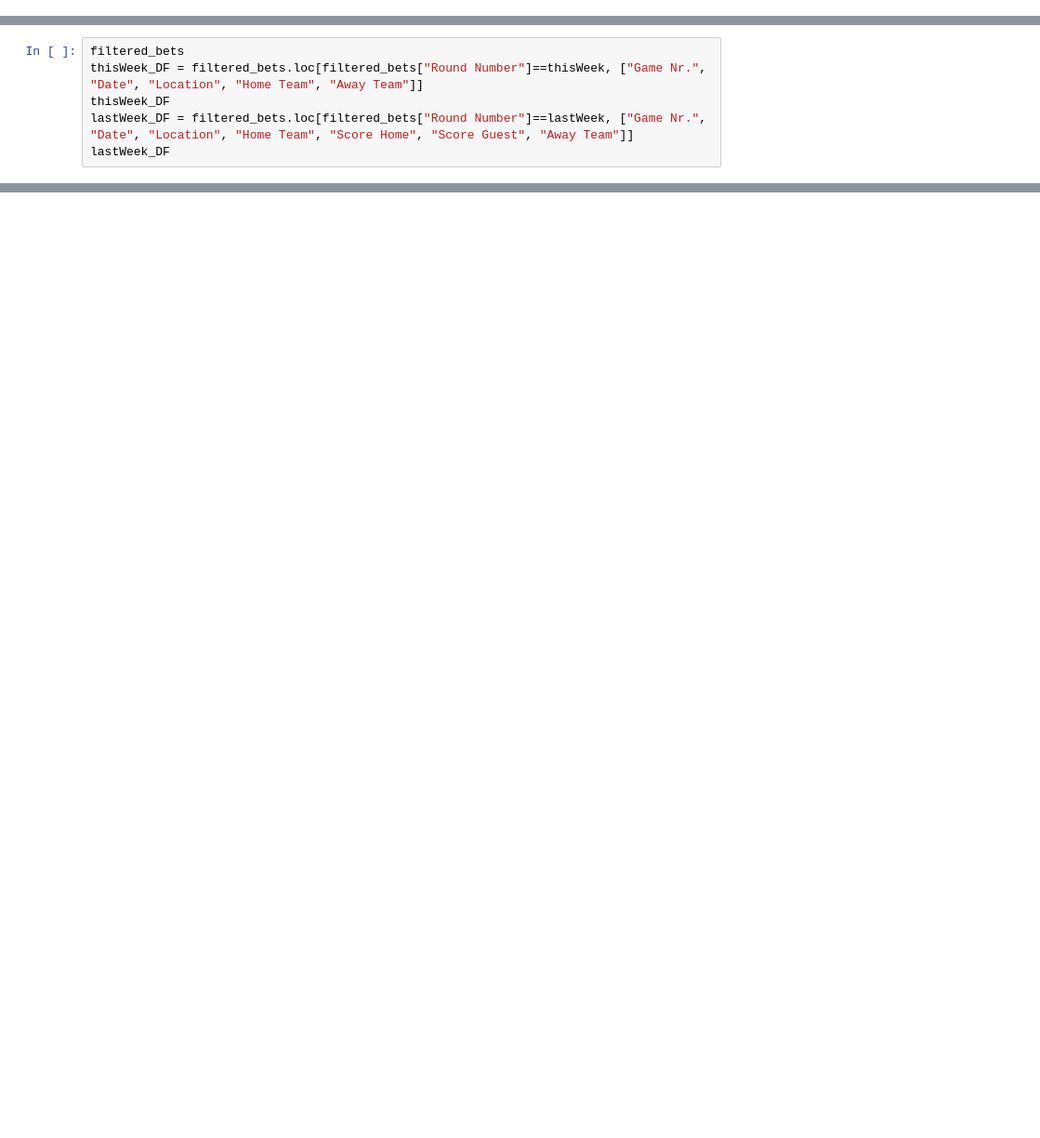
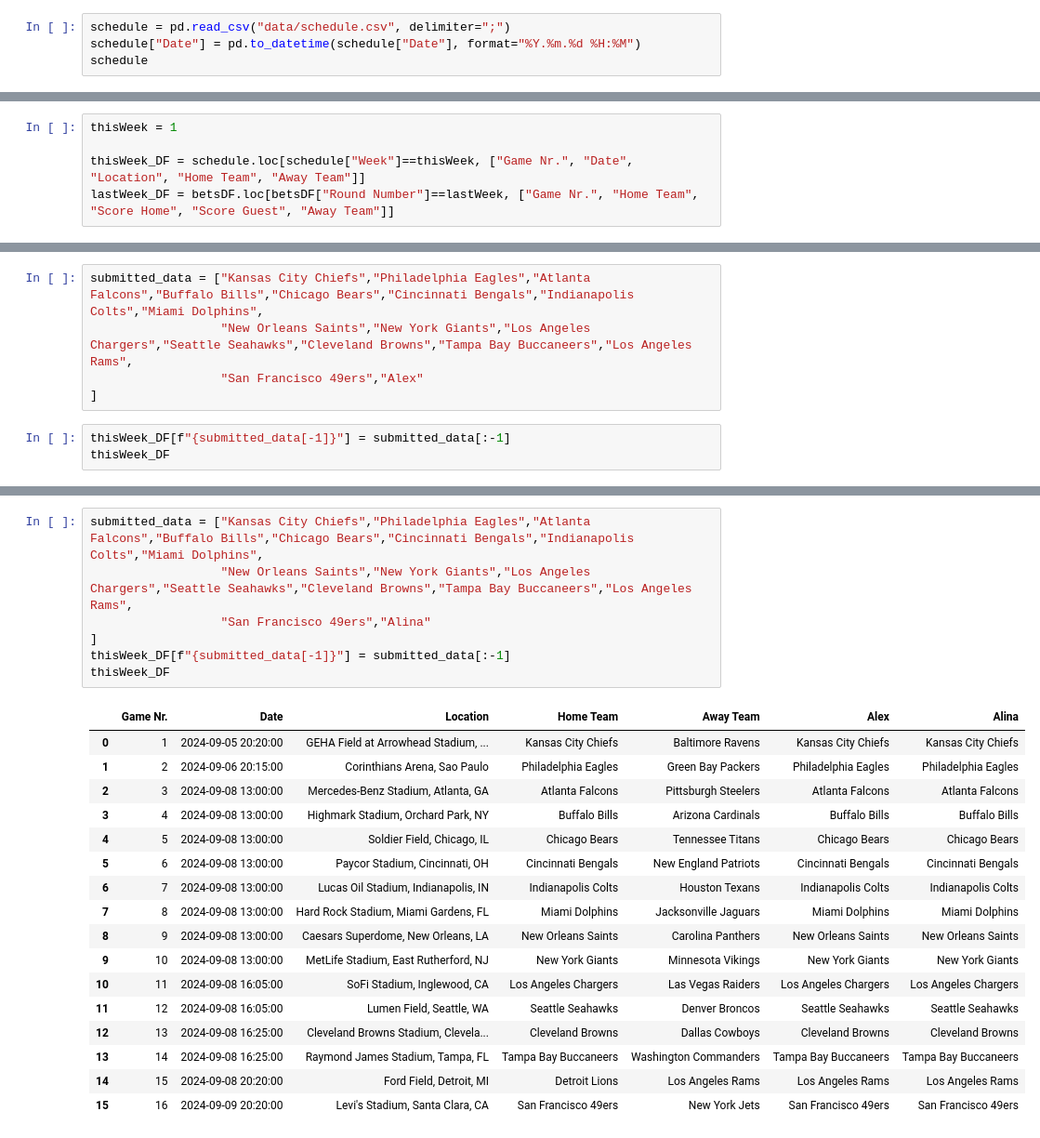
Before and after one commit to AlexSchinnerl/nfl_2024, a Jupyter notebook: nfl_2024.ipynb, the cells around one changed output, grey strips where cells are left out. Shown at 93% size. Cells and saved outputs as stored; diff of their text form; blank space fills up the shorter version.

```diff
--- a/nfl_2024.ipynb
+++ b/nfl_2024.ipynb
@@ -50,0 +67,4 @@ filtered_bets["Winner"] = filtered_bets.apply(check_winner, axis=1)
+# %%
+schedule = pd.read_csv("data/schedule.csv", delimiter=";")
+schedule["Date"] = pd.to_datetime(schedule["Date"], format="%Y.%m.%d %H:%M")
+schedule
@@ -51,6 +85,5 @@ filtered_bets["Winner"] = filtered_bets.apply(check_winner, axis=1)
 # %%
-filtered_bets
-thisWeek_DF = filtered_bets.loc[filtered_bets["Round Number"]==thisWeek, ["Game Nr.", "Date", "Location", "Home Team", "Away Team"]]
-thisWeek_DF
-lastWeek_DF = filtered_bets.loc[filtered_bets["Round Number"]==lastWeek, ["Game Nr.", "Date", "Location", "Home Team", "Score Home", "Score Guest", "Away Team"]]
-lastWeek_DF
+thisWeek = 1
+
+thisWeek_DF = schedule.loc[schedule["Week"]==thisWeek, ["Game Nr.", "Date", "Location", "Home Team", "Away Team"]]
+lastWeek_DF = betsDF.loc[betsDF["Round Number"]==lastWeek, ["Game Nr.", "Home Team", "Score Home", "Score Guest", "Away Team"]]
@@ -74,0 +114,8 @@ lastWeek_DF
+# %%
+submitted_data = ["Kansas City Chiefs","Philadelphia Eagles","Atlanta Falcons","Buffalo Bills","Chicago Bears","Cincinnati Bengals","Indianapolis Colts","Miami Dolphins",
+                  "New Orleans Saints","New York Giants","Los Angeles Chargers","Seattle Seahawks","Cleveland Browns","Tampa Bay Buccaneers","Los Angeles Rams",
+                  "San Francisco 49ers","Alex"
+]
+# %%
+thisWeek_DF[f"{submitted_data[-1]}"] = submitted_data[:-1]
+thisWeek_DF
@@ -74,0 +140,25 @@ lastWeek_DF
+# %%
+submitted_data = ["Kansas City Chiefs","Philadelphia Eagles","Atlanta Falcons","Buffalo Bills","Chicago Bears","Cincinnati Bengals","Indianapolis Colts","Miami Dolphins",
+                  "New Orleans Saints","New York Giants","Los Angeles Chargers","Seattle Seahawks","Cleveland Browns","Tampa Bay Buccaneers","Los Angeles Rams",
+                  "San Francisco 49ers","Alina"
+]
+thisWeek_DF[f"{submitted_data[-1]}"] = submitted_data[:-1]
+thisWeek_DF
+# %% [output]
+|  | Game Nr. | Date | Location | Home Team | Away Team | Alex | Alina |
+| 0 | 1 | 2024-09-05 20:20:00 | GEHA Field at Arrowhead Stadium, ... | Kansas City Chiefs | Baltimore Ravens | Kansas City Chiefs | Kansas City Chiefs |
+| 1 | 2 | 2024-09-06 20:15:00 | Corinthians Arena, Sao Paulo | Philadelphia Eagles | Green Bay Packers | Philadelphia Eagles | Philadelphia Eagles |
+| 2 | 3 | 2024-09-08 13:00:00 | Mercedes-Benz Stadium, Atlanta, GA | Atlanta Falcons | Pittsburgh Steelers | Atlanta Falcons | Atlanta Falcons |
+| 3 | 4 | 2024-09-08 13:00:00 | Highmark Stadium, Orchard Park, NY | Buffalo Bills | Arizona Cardinals | Buffalo Bills | Buffalo Bills |
+| 4 | 5 | 2024-09-08 13:00:00 | Soldier Field, Chicago, IL | Chicago Bears | Tennessee Titans | Chicago Bears | Chicago Bears |
+| 5 | 6 | 2024-09-08 13:00:00 | Paycor Stadium, Cincinnati, OH | Cincinnati Bengals | New England Patriots | Cincinnati Bengals | Cincinnati Bengals |
+| 6 | 7 | 2024-09-08 13:00:00 | Lucas Oil Stadium, Indianapolis, IN | Indianapolis Colts | Houston Texans | Indianapolis Colts | Indianapolis Colts |
+| 7 | 8 | 2024-09-08 13:00:00 | Hard Rock Stadium, Miami Gardens, FL | Miami Dolphins | Jacksonville Jaguars | Miami Dolphins | Miami Dolphins |
+| 8 | 9 | 2024-09-08 13:00:00 | Caesars Superdome, New Orleans, LA | New Orleans Saints | Carolina Panthers | New Orleans Saints | New Orleans Saints |
+| 9 | 10 | 2024-09-08 13:00:00 | MetLife Stadium, East Rutherford, NJ | New York Giants | Minnesota Vikings | New York Giants | New York Giants |
+| 10 | 11 | 2024-09-08 16:05:00 | SoFi Stadium, Inglewood, CA | Los Angeles Chargers | Las Vegas Raiders | Los Angeles Chargers | Los Angeles Chargers |
+| 11 | 12 | 2024-09-08 16:05:00 | Lumen Field, Seattle, WA | Seattle Seahawks | Denver Broncos | Seattle Seahawks | Seattle Seahawks |
+| 12 | 13 | 2024-09-08 16:25:00 | Cleveland Browns Stadium, Clevela... | Cleveland Browns | Dallas Cowboys | Cleveland Browns | Cleveland Browns |
+| 13 | 14 | 2024-09-08 16:25:00 | Raymond James Stadium, Tampa, FL | Tampa Bay Buccaneers | Washington Commanders | Tampa Bay Buccaneers | Tampa Bay Buccaneers |
+| 14 | 15 | 2024-09-08 20:20:00 | Ford Field, Detroit, MI | Detroit Lions | Los Angeles Rams | Los Angeles Rams | Los Angeles Rams |
+| 15 | 16 | 2024-09-09 20:20:00 | Levi's Stadium, Santa Clara, CA | San Francisco 49ers | New York Jets | San Francisco 49ers | San Francisco 49ers |
```
Also changed, not shown: parts of 8 cells of this notebook, 15 other files.
